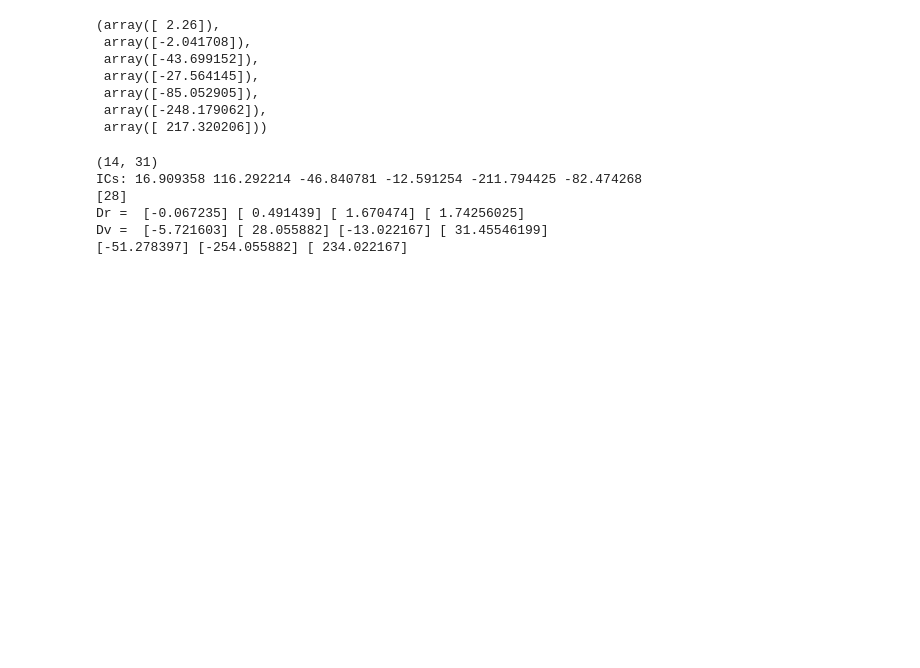
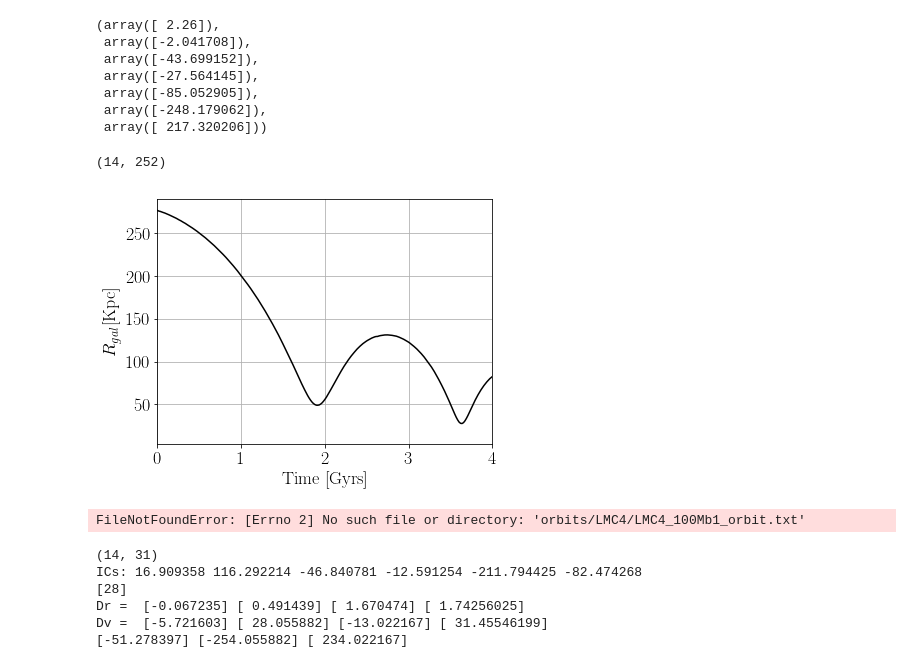
Before and after one commit to jngaravitoc/LMC-MW, a Jupyter notebook: code/LMC_orbit/LMC_orbits.ipynb, the cells around one changed output. Saved outputs shown, nothing was run; the diff lists cells and outputs as text; code cells hidden in the pictures; blank space fills up the shorter version.

```diff
--- a/code/LMC_orbit/LMC_orbits.ipynb
+++ b/code/LMC_orbit/LMC_orbits.ipynb
@@ -175,6 +213,30 @@ Dv =  [ 28.052905] [ 22.179062] [ 3.679794] [ 35.95020381]
  array([-85.052905]),
  array([-248.179062]),
  array([ 217.320206]))
+# %%
+orbit = reading_Nbody('LMC6/LMC6_40Mb0_ic11_orbit_future.txt')
+print(shape(orbit))
+R_gal_fut, x_sat_fut, y_sat_fut, z_sat_fut, x_gal_fut, y_gal_fut, z_gal_fut, Vgal_fut, vx_sat_fut, vy_sat_fut, vz_sat_fut, vx_gal_fut, vy_gal_fut, vz_gal_fut = orbit
+# %% [output]
+(14, 252)
+# %%
+R_all = np.concatenate((R_gal, R_gal_fut))
+# %%
+figure(figsize=(6,4.5))
+t_gal = np.linspace(0, 7, 403)
+plot(t_gal, R_all, c='k')
+xlim(0, 4)
+xlabel('Time [Gyrs]')
+ylabel('$R_{gal}$[Kpc]')
+grid()
+
+savefig('LMC_future_orbit.pdf', bbox_inches='tight', dpi=150)
+# %% [output]
+[figure, added]
+# %%
+check_orbit('LMC4/LMC4_100Mb1_orbit.txt')
+# %% [output]
+FileNotFoundError: [Errno 2] No such file or directory: 'orbits/LMC4/LMC4_100Mb1_orbit.txt'
 # %%
 check_orbit('LMC6/LMC6_40Mb1_orbit_new_90_120.txt')
 #check_orbit('LMC6/LMC6_40Mb1_orbit.txt')
```
Also changed, not shown: parts of 8 cells of this notebook.
